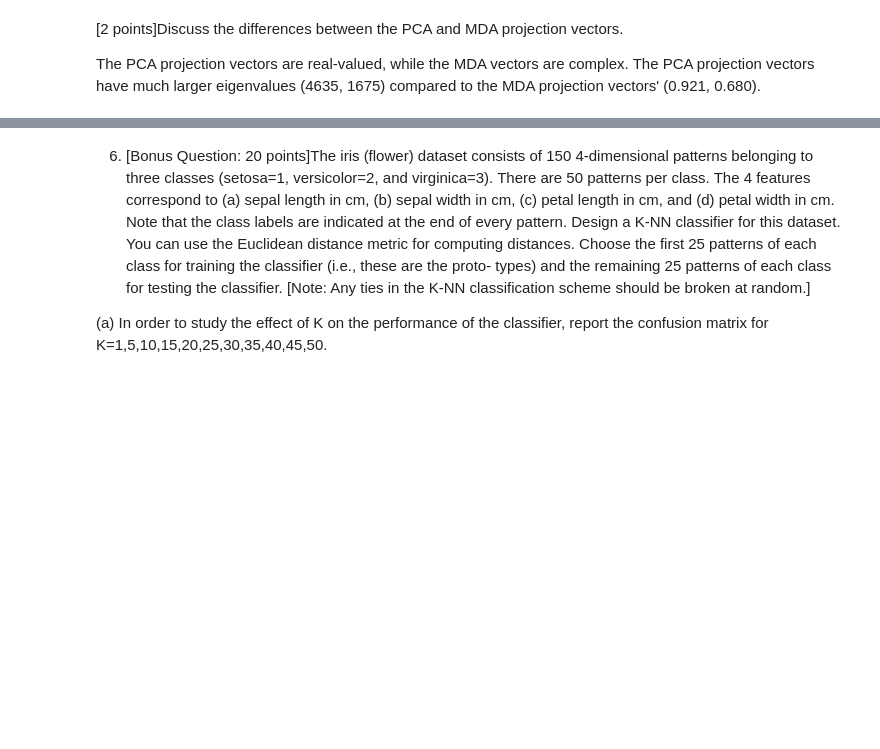
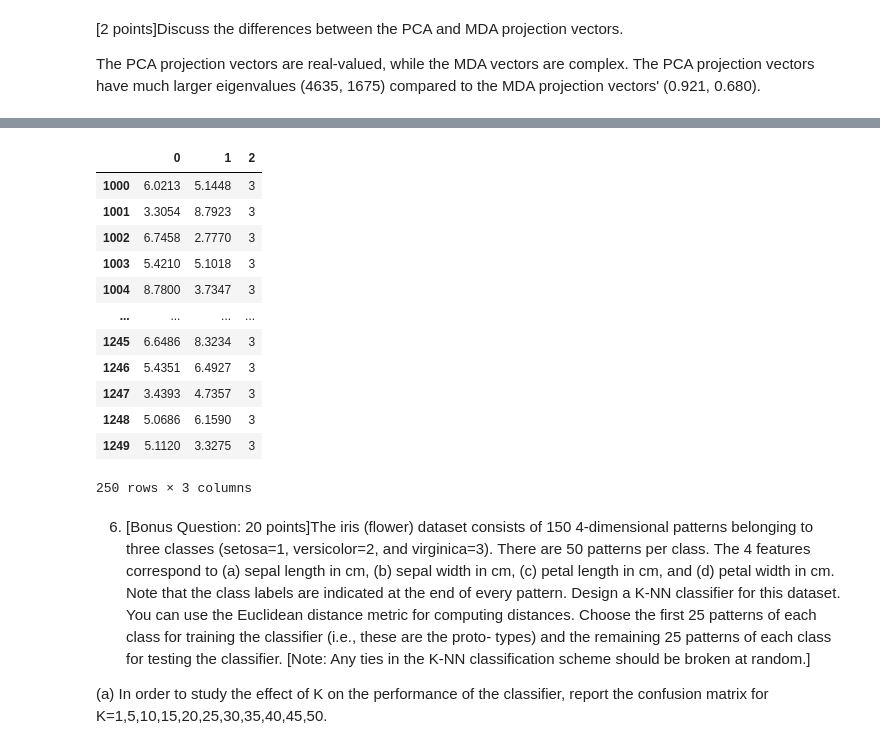
Before and after one commit to rikipls/CSE-802-Homework, a Jupyter notebook: hw4/hw4.ipynb, the cells around one changed output, grey strips where cells are left out. Saved outputs shown, nothing was run; the diff lists cells and outputs as text; code cells hidden in the pictures; blank space fills up the shorter version.

```diff
--- a/hw4/hw4.ipynb
+++ b/hw4/hw4.ipynb
@@ -151,3 +182,31 @@ The PCA projection vectors are real-valued, while the MDA vectors are complex. T
+# %%
+q5_data = pd.read_csv('hw4_data.txt', sep=' ', header=None)
+class_1_data = q5_data[q5_data[2] == 1]
+class_2_data = q5_data[q5_data[2] == 2]
+class_3_data = q5_data[q5_data[2] == 3]
+
+class_1_training = class_1_data.iloc[:250]
+class_1_test = class_1_data.iloc[250:]
+
+class_2_training = class_2_data.iloc[:250]
+class_2_test = class_2_data.iloc[250:]
+
+class_3_training = class_3_data.iloc[:250]
+class_3_test = class_3_data.iloc[250:]
+# %% [output]
+|  | 0 | 1 | 2 |
+| 1000 | 6.0213 | 5.1448 | 3 |
+| 1001 | 3.3054 | 8.7923 | 3 |
+| 1002 | 6.7458 | 2.7770 | 3 |
+| 1003 | 5.4210 | 5.1018 | 3 |
+| 1004 | 8.7800 | 3.7347 | 3 |
+| ... | ... | ... | ... |
+| 1245 | 6.6486 | 8.3234 | 3 |
+| 1246 | 5.4351 | 6.4927 | 3 |
+| 1247 | 3.4393 | 4.7357 | 3 |
+| 1248 | 5.0686 | 6.1590 | 3 |
+| 1249 | 5.1120 | 3.3275 | 3 |
+250 rows × 3 columns
 # %% [markdown]
 6. [Bonus Question: 20 points]The iris (flower) dataset consists of 150 4-dimensional patterns belonging
 to three classes (setosa=1, versicolor=2, and virginica=3). There are 50 patterns per class. The 4
```
Also changed, not shown: parts of 7 cells of this notebook, 1 other file.
